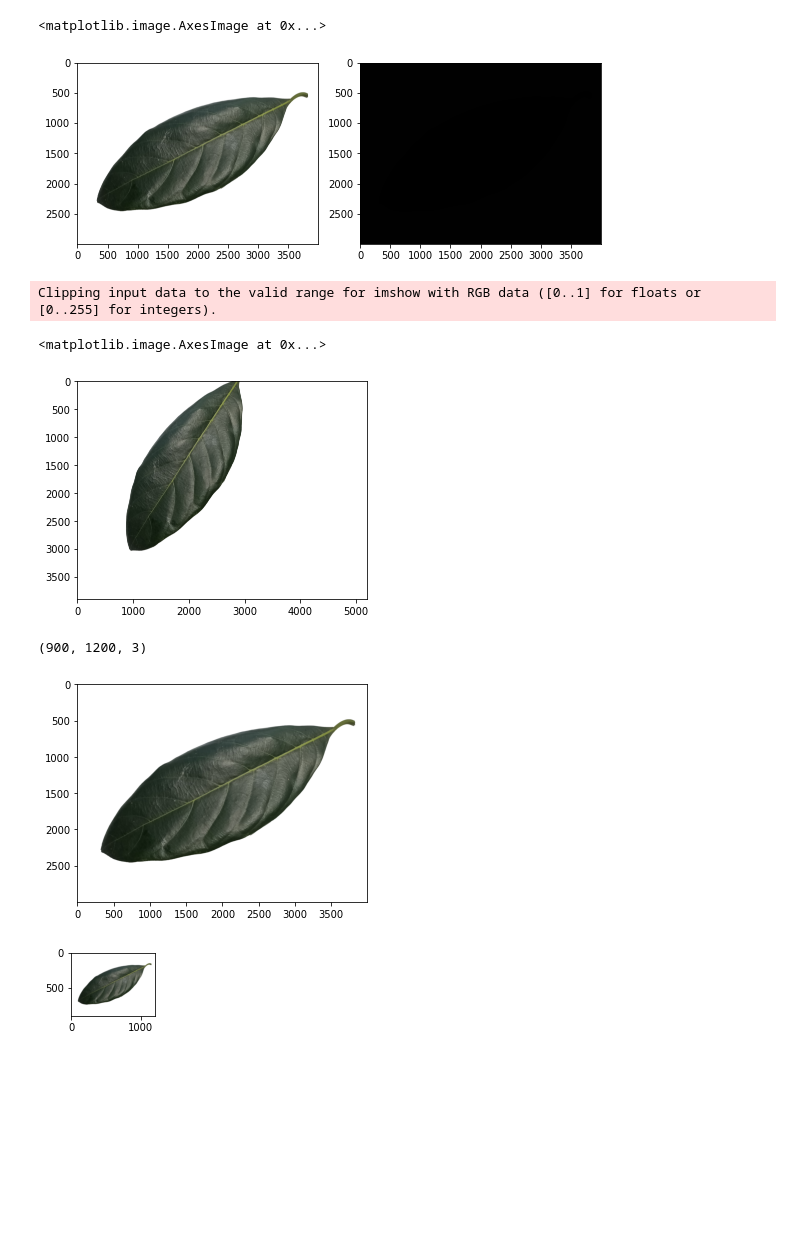
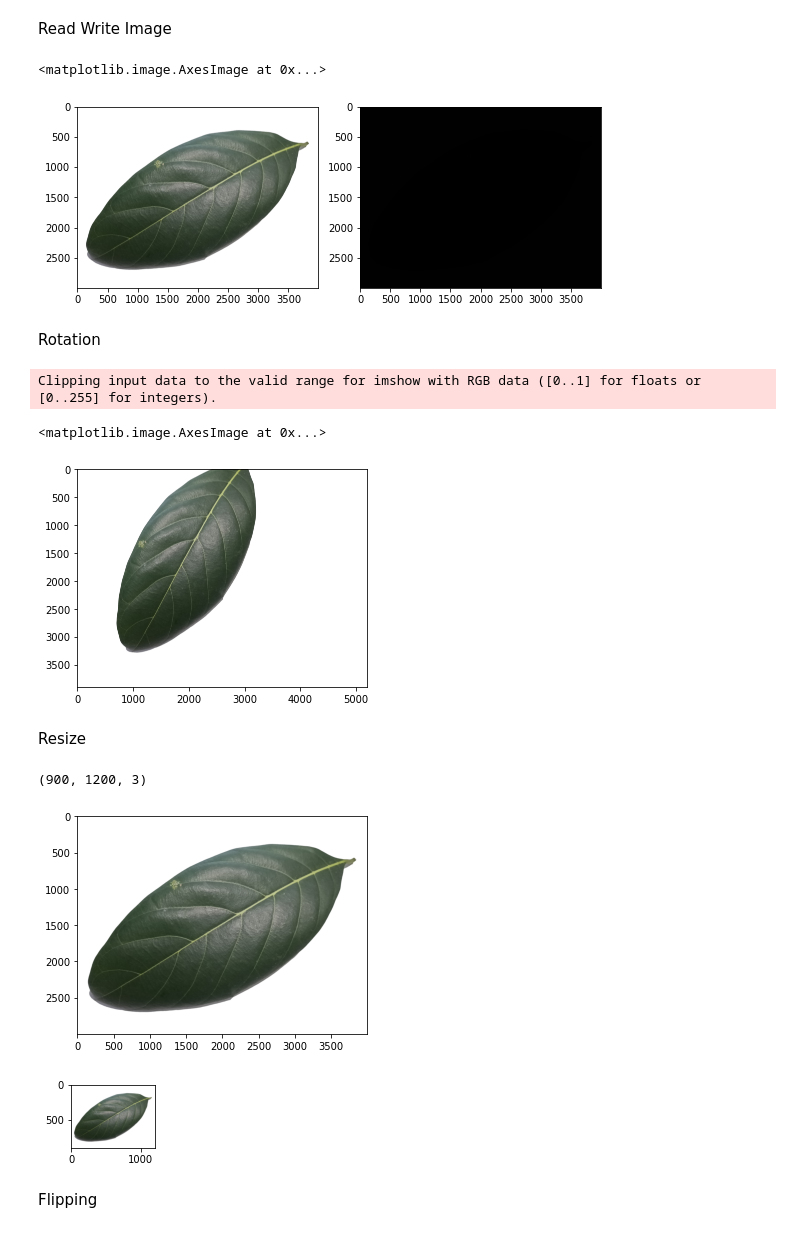
Before and after one commit to medinaks/computer_vision, a Jupyter notebook: image_fundamental/if_basic_command.ipynb, the cells around one changed output. Drawn from its saved outputs; the diff is of its cells as text; code cells hidden in the pictures; blank space fills up the shorter version.

```diff
--- a/image_fundamental/if_basic_command.ipynb
+++ b/image_fundamental/if_basic_command.ipynb
@@ -19,22 +12,26 @@ Checking out files: 100% (138/138), done.
+# %% [markdown]
+Read Write Image
 # %%
 import cv2
 from google.colab.patches import cv2_imshow
 import matplotlib.pyplot as plt
 import numpy as np
 # %%
-image = plt.imread("/content/computer_vision/images/daun_nangka/051.png")
-cv2.imwrite('/content/computer_vision/images/daun_nangka/051_2.png', image)
-image2 = plt.imread("/content/computer_vision/images/daun_nangka/051_2.png")
+image = plt.imread("/content/computer_vision/images/daun_nangka/081.png")
+cv2.imwrite('/content/computer_vision/images/daun_nangka/081_2.png', image)
+image2 = plt.imread("/content/computer_vision/images/daun_nangka/081_2.png")
 
 fig, axes = plt.subplots(1, 2, figsize = (8, 8))
 fig.tight_layout()
 axes = axes.ravel()
 
 axes[0].imshow(image)
 axes[1].imshow(image2)
 # %% [output]
 <matplotlib.image.AxesImage at 0x...>
-[figure, old version]
+[figure, new version]
+# %% [markdown]
+Rotation
 # %%
 center = image.shape[1]/2, image.shape[0]/2
 angle = 30
@@ -48,7 +45,9 @@ plt.imshow(rotated_image)
 # %% [output]
 Clipping input data to the valid range for imshow with RGB data ([0..1] for floats or [0..255] for integers).
 <matplotlib.image.AxesImage at 0x...>
-[figure, old version]
+[figure, new version]
+# %% [markdown]
+Resize
 # %%
 
 width, height = int(image.shape[1]*0.3), int(image.shape[0]*0.3)
@@ -61,8 +60,10 @@ plt.imshow(resized_image)
 print(resized_image.shape)
 # %% [output]
 (900, 1200, 3)
-[figure, old version]
+[figure, new version]
-[figure, old version]
+[figure, new version]
+# %% [markdown]
+Flipping
 # %%
 
 fig, axes = plt.subplots(2, 2, figsize = (8, 8))
```
Also changed, not shown: parts of 8 cells of this notebook.
